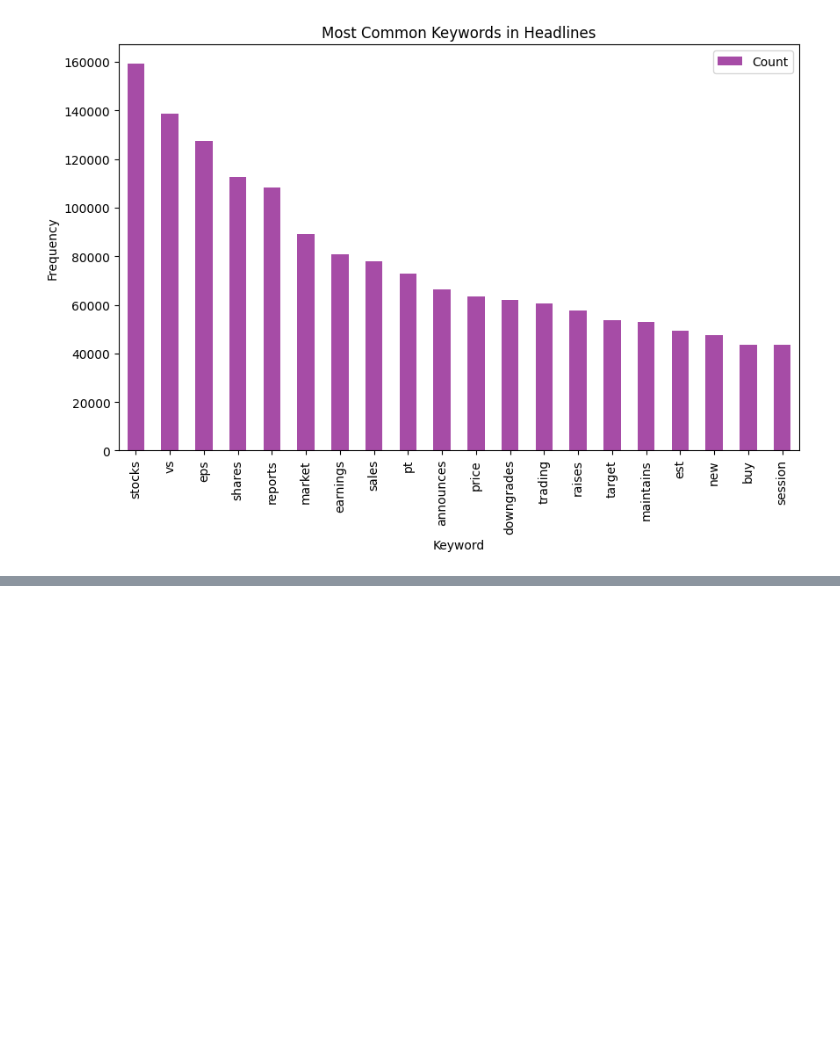
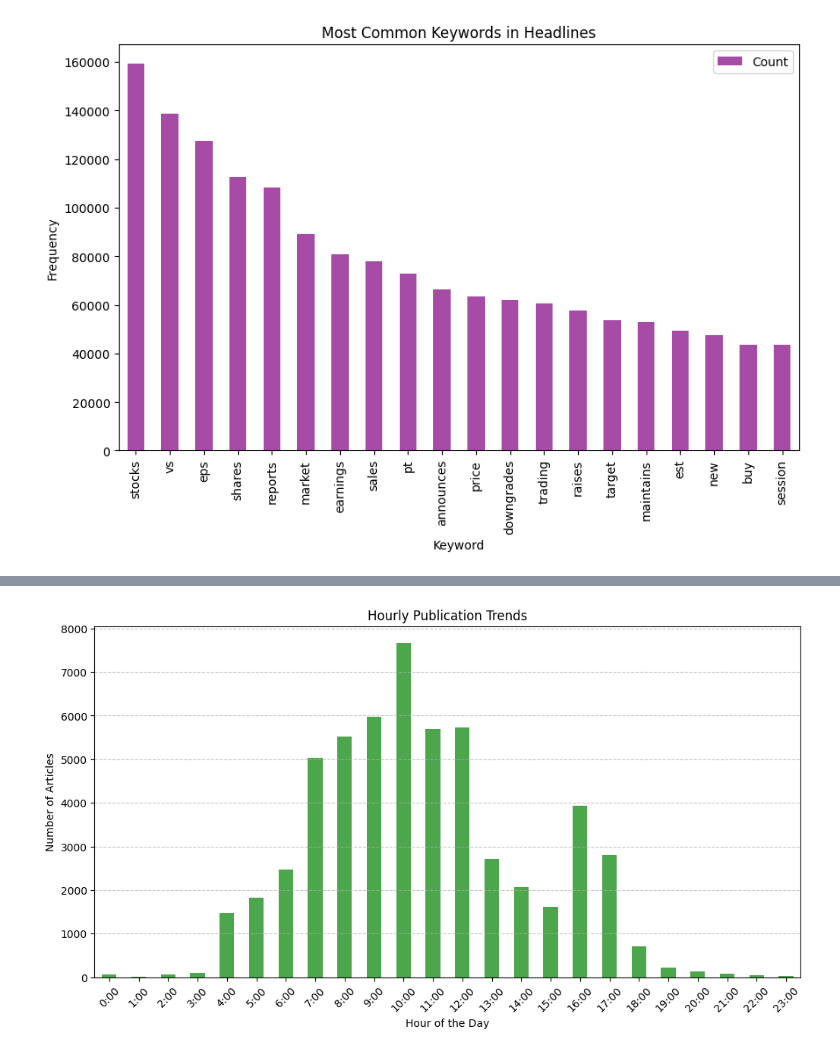
Before and after one commit to Nahom-ketsela/kaim-week-01, a Jupyter notebook: notebooks/FNSPID_Analysis.ipynb, the cells around one changed output, grey strips where cells are left out. Saved outputs shown, nothing was run; the diff lists cells and outputs as text; code cells hidden in the pictures; blank space fills up the shorter version.

```diff
--- a/notebooks/FNSPID_Analysis.ipynb
+++ b/notebooks/FNSPID_Analysis.ipynb
@@ -386,0 +448,21 @@ plt.show()
+# %%
+import pandas as pd
+
+# Ensure 'date' column is in datetime format
+df['date'] = pd.to_datetime(df['date'])
+
+# Count publications per day
+daily_publications = df['date'].dt.to_period('D').value_counts().sort_index()
+
+# Identify the top 5 days with the highest publications
+top_days = daily_publications.sort_values(ascending=False).head(5)
+print("Top Publication Days:")
+print(top_days)
+
+# Filter data for these days
+spike_dates = top_days.index.astype(str).tolist()
+spike_data = df[df['date'].dt.strftime('%Y-%m-%d').isin(spike_dates)]
+
+# Display sample headlines from those days
+print("Sample Headlines During Spikes:")
+print(spike_data[['date', 'headline']].head(10))
@@ -386,0 +487,18 @@ plt.show()
+# %%
+# Extract hour from the 'date' column
+df['hour'] = df['date'].dt.hour
+
+# Group by hour and count publications
+hourly_publications = df['hour'].value_counts().sort_index()
+
+# Plot hourly publication trends
+plt.figure(figsize=(12, 6))
+hourly_publications.plot(kind='bar', color='green', alpha=0.7)
+plt.title('Hourly Publication Trends')
+plt.xlabel('Hour of the Day')
+plt.ylabel('Number of Articles')
+plt.xticks(range(0, 24), labels=[f"{h}:00" for h in range(24)], rotation=45)
+plt.grid(axis='y', linestyle='--', alpha=0.7)
+plt.show()
+# %% [output]
+[figure, added]
```
Also changed, not shown: parts of 6 cells of this notebook.
